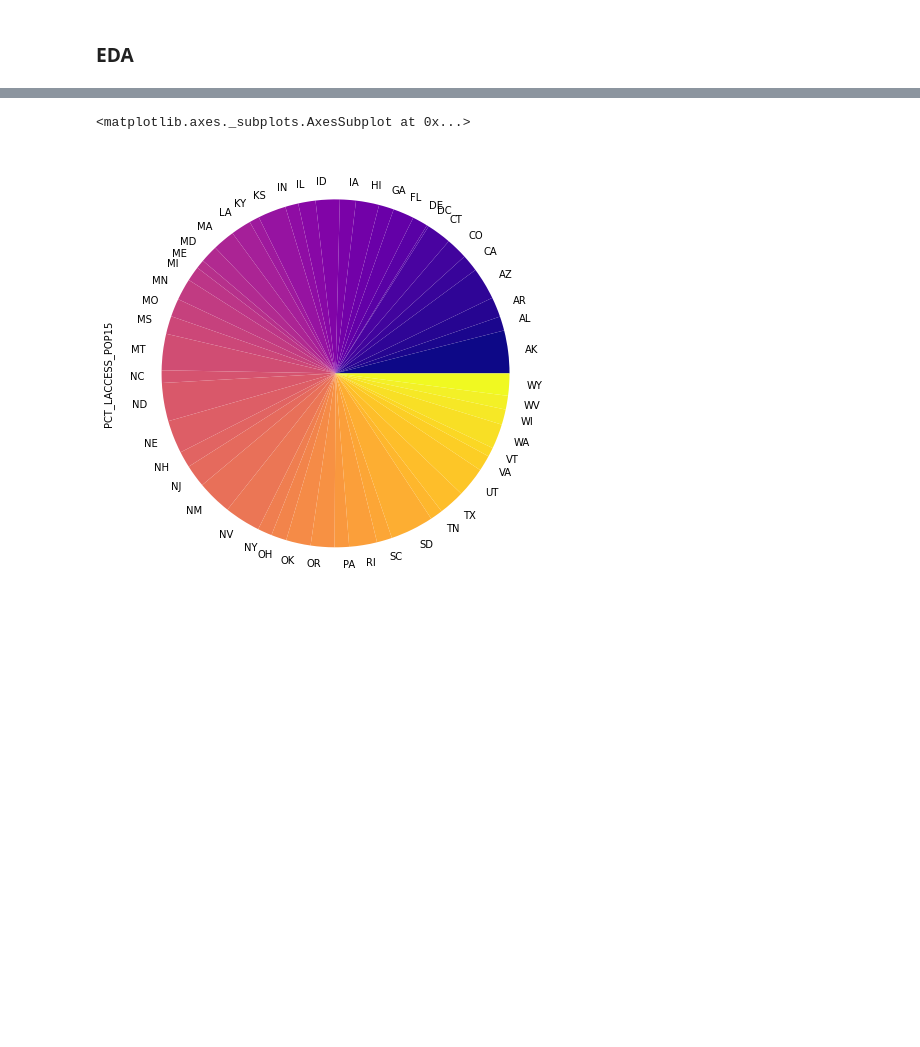
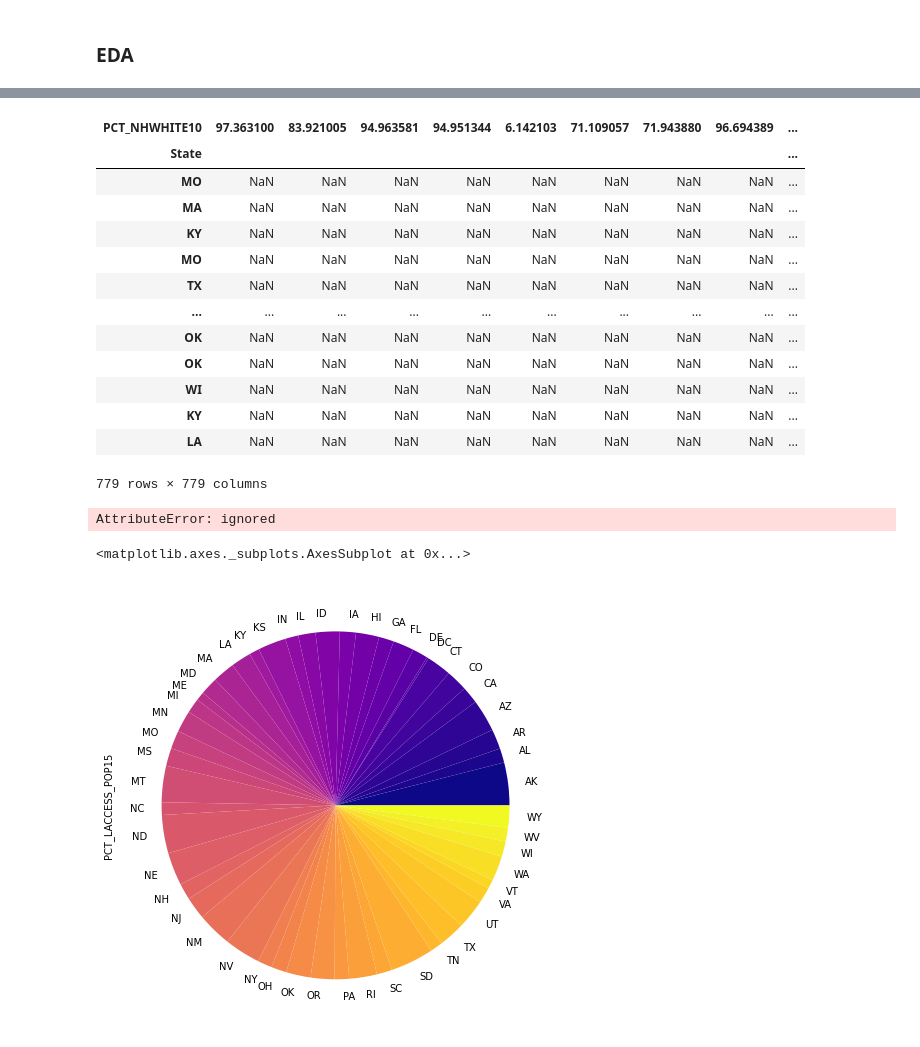
Before and after one commit to SamuelMiller413/N1-Work, a Jupyter notebook: N1_ML.ipynb, the cells around one changed output, grey strips where cells are left out. Cells and saved outputs as stored; diff of their text form; code cells hidden in the pictures; blank space fills up the shorter version.

```diff
--- a/N1_ML.ipynb
+++ b/N1_ML.ipynb
@@ -651,3 +1116,33 @@ df_fda.groupby('State').PCT_LACCESS_POP15.mean().plot(kind='bar',colormap='plasm
+# %%
+mini_high_fi = pd.DataFrame(index= high_fi['State'], columns =high_fi['PCT_NHWHITE10'] )
+# %%
+mini_high_fi
+# %% [output]
+| PCT_NHWHITE10 | 97.363100 | 83.921005 | 94.963581 | 94.951344 | 6.142103 | 71.109057 | 71.943880 | 96.694389 | ... |
+| State |  |  |  |  |  |  |  |  | ... |
+| MO | NaN | NaN | NaN | NaN | NaN | NaN | NaN | NaN | ... |
+| MA | NaN | NaN | NaN | NaN | NaN | NaN | NaN | NaN | ... |
+| KY | NaN | NaN | NaN | NaN | NaN | NaN | NaN | NaN | ... |
+| MO | NaN | NaN | NaN | NaN | NaN | NaN | NaN | NaN | ... |
+| TX | NaN | NaN | NaN | NaN | NaN | NaN | NaN | NaN | ... |
+| ... | ... | ... | ... | ... | ... | ... | ... | ... | ... |
+| OK | NaN | NaN | NaN | NaN | NaN | NaN | NaN | NaN | ... |
+| OK | NaN | NaN | NaN | NaN | NaN | NaN | NaN | NaN | ... |
+| WI | NaN | NaN | NaN | NaN | NaN | NaN | NaN | NaN | ... |
+| KY | NaN | NaN | NaN | NaN | NaN | NaN | NaN | NaN | ... |
+| LA | NaN | NaN | NaN | NaN | NaN | NaN | NaN | NaN | ... |
+779 rows × 779 columns
+# %%
+from matplotlib import ticker
+import matplotlib.pyplot as plt
+
+mini_high_fi.State.plot(kind='bar')
+
+plt.ylabel('Percentage')
+plt.gca().yaxis.set_major_formatter(ticker.FormatStrFormatter('$%.2f'))
+plt.gca().xaxis.set_tick_params(rotation=0)
+# %% [output]
+AttributeError: ignored
 # %%
 # ‘line’ : line plot (default)
 # ‘bar’ : vertical bar plot
```
Also changed, not shown: parts of 42 cells of this notebook.
